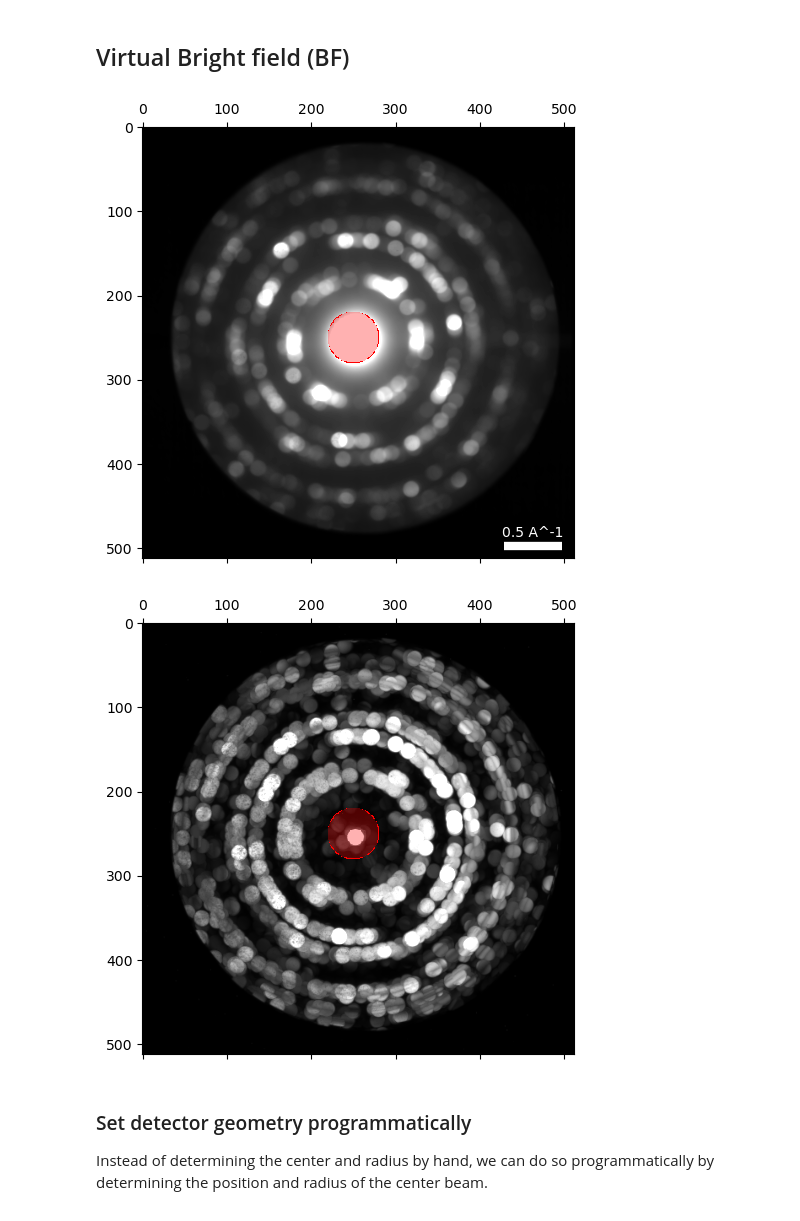
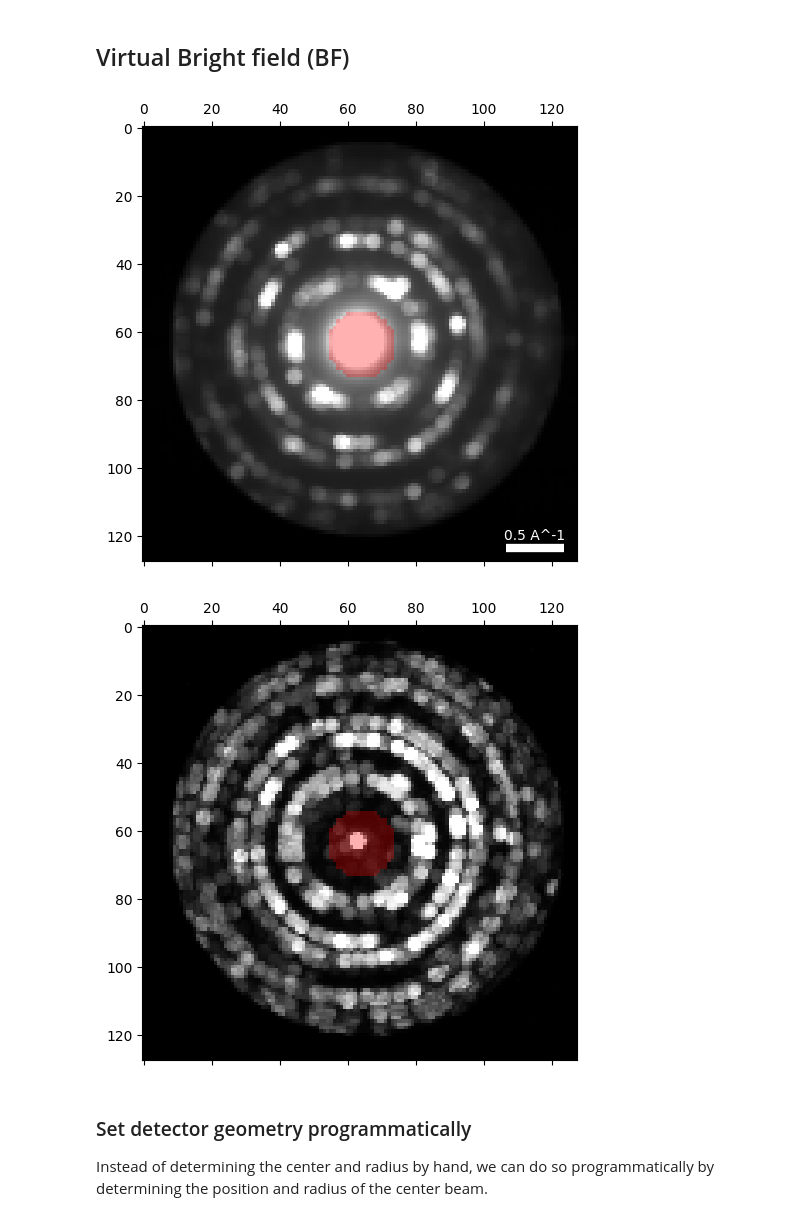
Before and after one commit to Paullo9/Paullo9.github.io, a Jupyter notebook: notebooks/3_basicvis.ipynb, the cells around one changed output. Cells and saved outputs as stored; diff of their text form; code cells hidden in the pictures.

```diff
--- a/notebooks/3_basicvis.ipynb
+++ b/notebooks/3_basicvis.ipynb
@@ -30,9 +30,9 @@ os.makedirs(output_dir)
 # Load the .dm4 file from a workspace on OMNI or XNAS, set filepath with 'filepath_data = "FILEPATH"'
 # even better, use dirpath'' and 'filepath_data', this makes it easier to add more paths later
 
-dirpath = "/fast/ws-tmp/g031362-data/high_pressure_torsion/lamC/ROI3/" #OMNI
+dirpath = "/Users/paullobpreis/GitHub/Paullo9.github.io/data/"
 
-filepath_data = dirpath + 'COPL_Ni65Cu35_C_ROI3_240827_aper_50_conv_1.5_spot_6_CL_47_stepsize_10_r_x_178_r_y_186_GIF_512x512_preprocessed_unfiltered_no_bin.h5'
+filepath_data = dirpath + 'COPL_Ni65Cu35_C_ROI3_240827_aper_50_conv_1.5_spot_6_CL_47_stepsize_10_r_x_178_r_y_186_GIF_512x512_preprocessed_unfiltered_bin_4_20240828.h5'
 # %%
 # Examine the file contents
 
@@ -211,22 +211,22 @@ fig.savefig(os.path.join(output_dir, 'dp_max.pdf'))
 # %%
 # First we need to position the detector
 # we can set the geometry by hand
 
-center = (250,250)
+center = (64,64)
 
-radius = 30
+radius = 10
 
 
 # overlay selected detector position over mean dp
 datacube.position_detector(
     mode = 'circle',
     geometry = (
         center,
         radius
     )
 )
 # %% [output]
-[figure, old version]
+[figure, new version]
 # %%
 # By default, the position_detector method overlays the selected detector on the mean diffraction pattern if it's available
 # You can also overlay it on other images, such as the maximum diffraction pattern or a specific scan position
@@ -241,7 +241,7 @@ datacube.position_detector(
     ),
 )
 # %% [output]
-[figure, old version]
+[figure, new version]
 # %% [markdown]
 ### Set detector geometry programmatically
 
```
Also changed, not shown: parts of 19 cells of this notebook, 19 other files.
